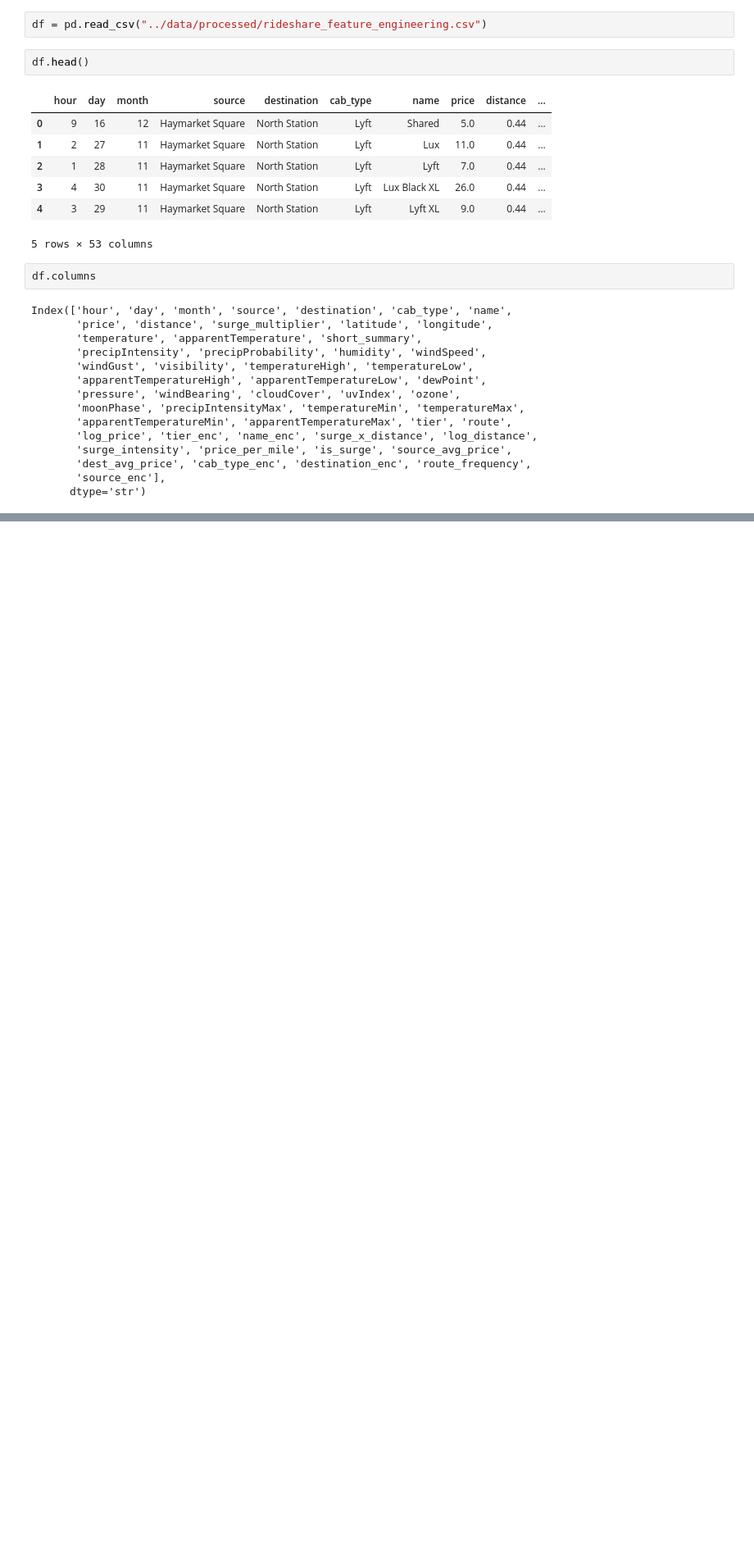
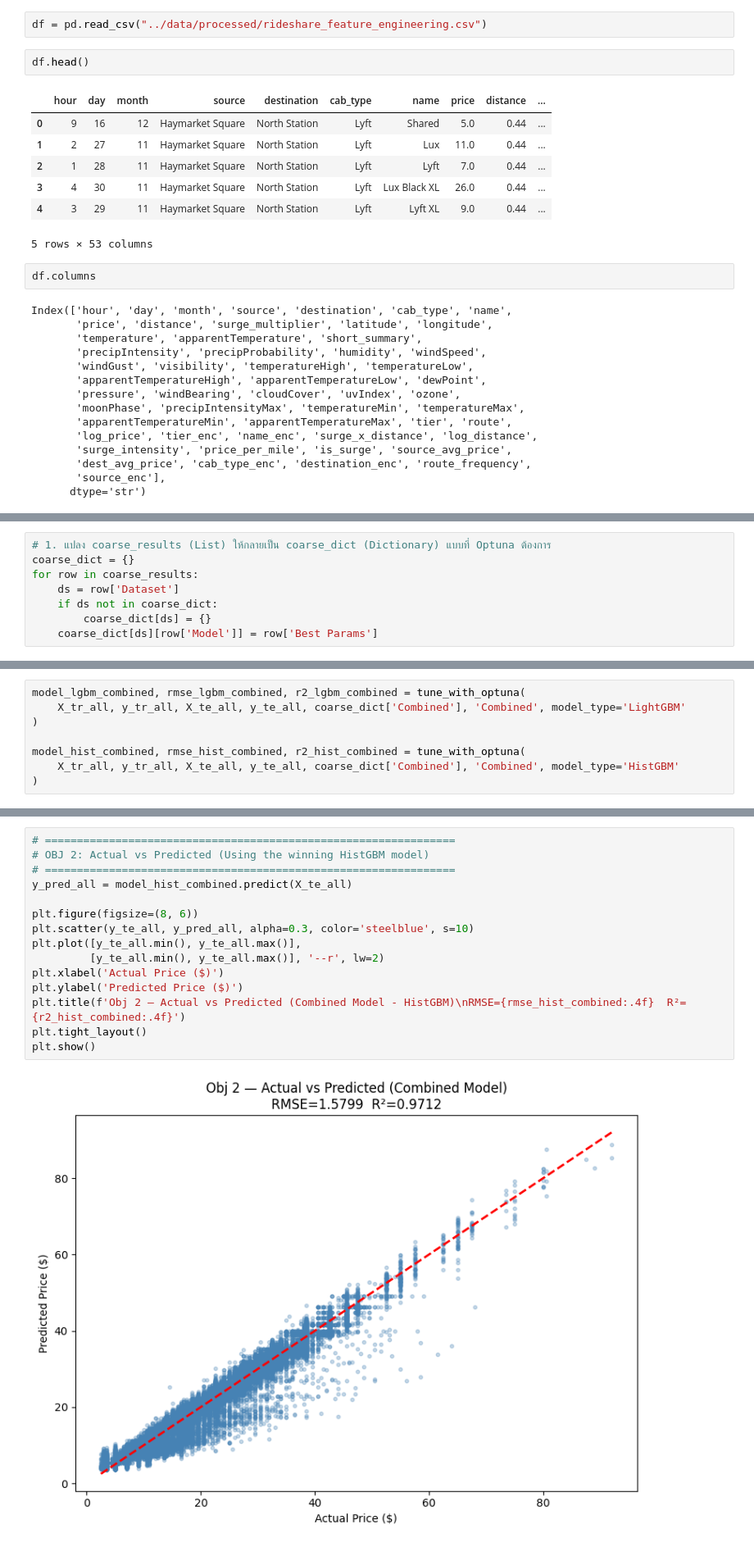
Before and after one commit to Bobbie-CPE38/cpe232-final-project, a Jupyter notebook: notebooks/train_model.ipynb, the cells around one changed output, grey strips where cells are left out. Shown at 82% size. Cells and saved outputs as stored; diff of their text form; blank space fills up the shorter version.

```diff
--- a/notebooks/train_model.ipynb
+++ b/notebooks/train_model.ipynb
@@ -214,0 +376,8 @@ fine_configs = [
+# %%
+# 1. แปลง coarse_results (List) ให้กลายเป็น coarse_dict (Dictionary) แบบที่ Optuna ต้องการ
+coarse_dict = {}
+for row in coarse_results:
+    ds = row['Dataset']
+    if ds not in coarse_dict:
+        coarse_dict[ds] = {}
+    coarse_dict[ds][row['Model']] = row['Best Params']
@@ -214,0 +426,8 @@ fine_configs = [
+# %%
+model_lgbm_combined, rmse_lgbm_combined, r2_lgbm_combined = tune_with_optuna(
+    X_tr_all, y_tr_all, X_te_all, y_te_all, coarse_dict['Combined'], 'Combined', model_type='LightGBM'
+)
+
+model_hist_combined, rmse_hist_combined, r2_hist_combined = tune_with_optuna(
+    X_tr_all, y_tr_all, X_te_all, y_te_all, coarse_dict['Combined'], 'Combined', model_type='HistGBM'
+)
@@ -215 +451,18 @@ fine_configs = [
+# %%
+# ================================================================
+# OBJ 2: Actual vs Predicted (Using the winning HistGBM model)
+# ================================================================
+y_pred_all = model_hist_combined.predict(X_te_all)
+
+plt.figure(figsize=(8, 6))
+plt.scatter(y_te_all, y_pred_all, alpha=0.3, color='steelblue', s=10)
+plt.plot([y_te_all.min(), y_te_all.max()],
+         [y_te_all.min(), y_te_all.max()], '--r', lw=2)
+plt.xlabel('Actual Price ($)')
+plt.ylabel('Predicted Price ($)')
+plt.title(f'Obj 2 — Actual vs Predicted (Combined Model - HistGBM)\nRMSE={rmse_hist_combined:.4f}  R²={r2_hist_combined:.4f}')
+plt.tight_layout()
+plt.show()
+# %% [output]
+[figure, added]
 # %%
```
Also changed, not shown: parts of 24 cells of this notebook, 9 other files.
